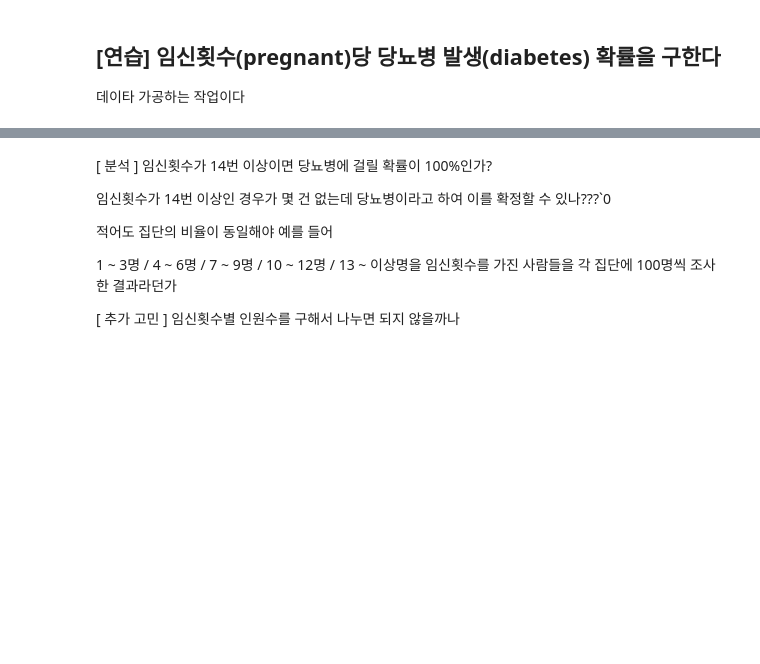
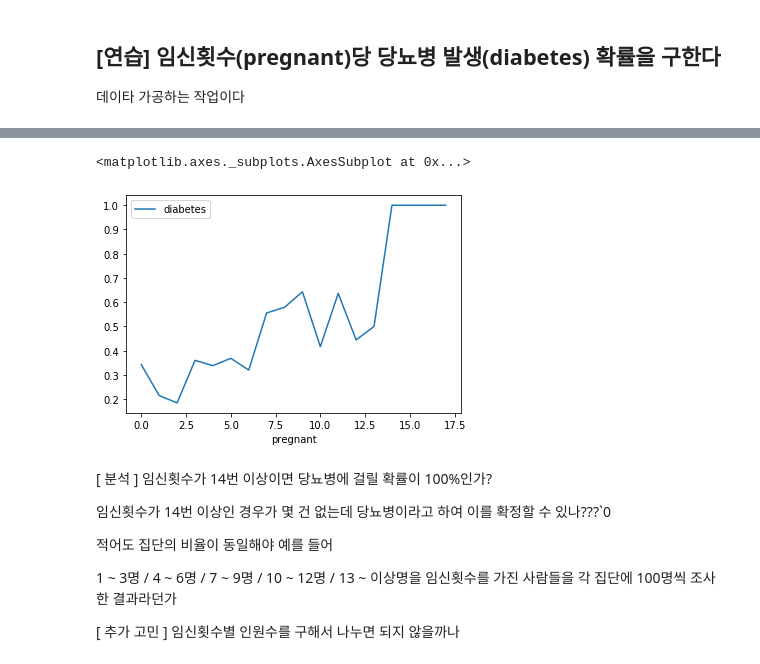
Before and after one commit to 201411096/kosmo_PythonBasic, a Jupyter notebook: eAnalysis/02_pandas_class/Ex05_groupby1_피마인디언.ipynb, the cells around one changed output, grey strips where cells are left out. Drawn from its saved outputs; the diff is of its cells as text; code cells hidden in the pictures; blank space fills up the shorter version.

```diff
--- a/eAnalysis/02_pandas_class/Ex05_groupby1_피마인디언.ipynb
+++ b/eAnalysis/02_pandas_class/Ex05_groupby1_피마인디언.ipynb
@@ -58,3 +86,6 @@ df
 ## [연습]  임신횟수(pregnant)당 당뇨병 발생(diabetes) 확률을 구한다
 
 데이타 가공하는 작업이다
+# %%
+temp = df[['pregnant', 'diabetes']]
+temp
@@ -60,0 +106,7 @@ df
+# %%
+#임신횟수별로 당뇨 ??
+temp1 = temp.groupby('pregnant').mean()
+temp1
+
+temp2 = temp.groupby('pregnant', as_index=False).mean() # 그룹화 한걸 index로 만들지 않음
+temp2
@@ -61,3 +132,8 @@ df
+# %%
+temp1.plot()
+# %% [output]
+<matplotlib.axes._subplots.AxesSubplot at 0x...>
+[figure, added]
 # %% [markdown]
 [ 분석 ]  임신횟수가 14번 이상이면 당뇨병에 걸릴 확률이 100%인가?
 
```
Also changed, not shown: parts of 6 cells of this notebook, 2 other files.
